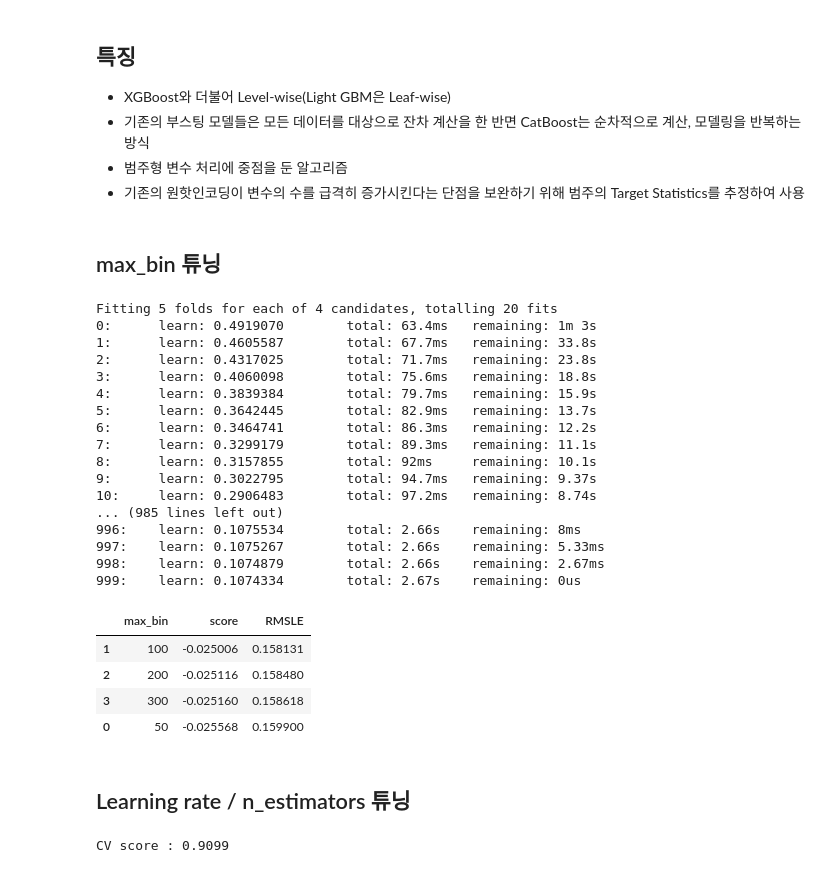
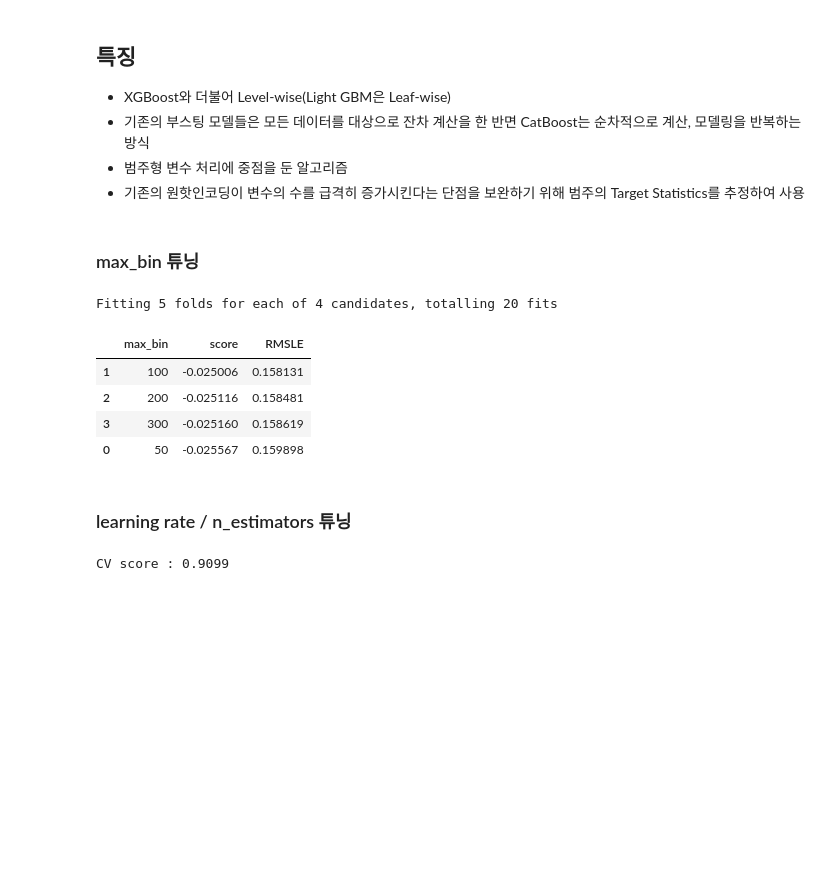
Before and after one commit to kimkj38/AIFFEL, a Jupyter notebook: Exploration/E6_House_Price_Regression.ipynb, the cells around one changed output. Cells and saved outputs as stored; diff of their text form; code cells hidden in the pictures; blank space fills up the shorter version.

```diff
--- a/Exploration/E6_House_Price_Regression.ipynb
+++ b/Exploration/E6_House_Price_Regression.ipynb
@@ -755,46 +755,31 @@ Model LightGBM CV score : 0.8752
 - 범주형 변수 처리에 중점을 둔 알고리즘
 - 기존의 원핫인코딩이 변수의 수를 급격히 증가시킨다는 단점을 보완하기 위해 범주의 Target Statistics를 추정하여 사용
 # %% [markdown]
-## max_bin 튜닝
+### max_bin 튜닝
 # %%
 param_test1 = {
  'max_bin':[50,100,200,300],
 }
 
 cat_model1 =  catb(
     n_estimators=1000,
     learning_rate=0.1,
     loss_function='RMSE',
     eval_metric='RMSE',
     max_bin=50,
-    subsample=0.9)
+    subsample=0.9,
+    verbose=0)
 
 my_GridSearch(cat_model1, train_X, y, param_grid = param_test1)
 # %% [output]
 Fitting 5 folds for each of 4 candidates, totalling 20 fits
-0:      learn: 0.4919070        total: 63.4ms   remaining: 1m 3s
-1:      learn: 0.4605587        total: 67.7ms   remaining: 33.8s
-2:      learn: 0.4317025        total: 71.7ms   remaining: 23.8s
-3:      learn: 0.4060098        total: 75.6ms   remaining: 18.8s
-4:      learn: 0.3839384        total: 79.7ms   remaining: 15.9s
-5:      learn: 0.3642445        total: 82.9ms   remaining: 13.7s
-6:      learn: 0.3464741        total: 86.3ms   remaining: 12.2s
-7:      learn: 0.3299179        total: 89.3ms   remaining: 11.1s
-8:      learn: 0.3157855        total: 92ms     remaining: 10.1s
-9:      learn: 0.3022795        total: 94.7ms   remaining: 9.37s
-10:     learn: 0.2906483        total: 97.2ms   remaining: 8.74s
-... (985 lines left out)
-996:    learn: 0.1075534        total: 2.66s    remaining: 8ms
-997:    learn: 0.1075267        total: 2.66s    remaining: 5.33ms
-998:    learn: 0.1074879        total: 2.66s    remaining: 2.67ms
-999:    learn: 0.1074334        total: 2.67s    remaining: 0us
 |  | max_bin | score | RMSLE |
 | 1 | 100 | -0.025006 | 0.158131 |
-| 2 | 200 | -0.025116 | 0.158480 |
-| 3 | 300 | -0.025160 | 0.158618 |
-| 0 | 50 | -0.025568 | 0.159900 |
+| 2 | 200 | -0.025116 | 0.158481 |
+| 3 | 300 | -0.025160 | 0.158619 |
+| 0 | 50 | -0.025567 | 0.159898 |
 # %% [markdown]
-## Learning rate / n_estimators 튜닝
+### learning rate / n_estimators 튜닝
 # %%
 # 최종 cat model
 cat_model =  catb(
```
Also changed, not shown: parts of 6 cells of this notebook.
